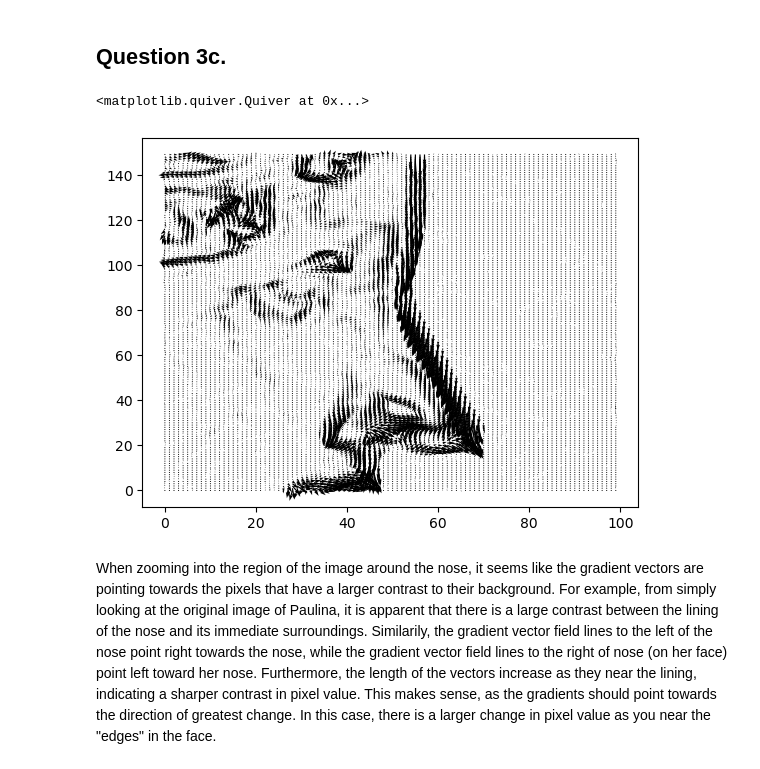
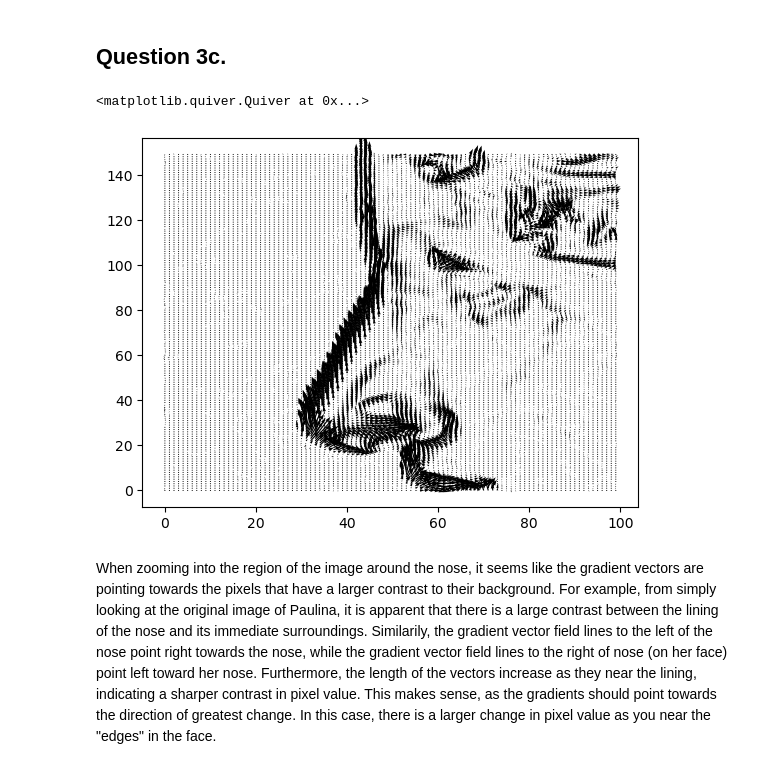
Before and after one commit to williamhuang08/cpsc475, a Jupyter notebook: hw1/hw1.ipynb, the cells around one changed output. Cells and saved outputs as stored; diff of their text form; code cells hidden in the pictures.

```diff
--- a/hw1/hw1.ipynb
+++ b/hw1/hw1.ipynb
@@ -253,13 +257,13 @@ From this image, it seems like the resulting image displaying the contour in the
 ## Question 3c.
 # %%
 img_slice = img[150:300,50:150]
-img_slice = np.flip(img_slice)
+img_slice = np.flip(img_slice, axis=0)
 # Gradient Vector Field Plot
 gradx, grady = np.gradient(img_slice)
 plt.quiver(gradx, grady)
 # %% [output]
 <matplotlib.quiver.Quiver at 0x...>
-[figure, old version]
+[figure, new version]
 # %% [markdown]
 When zooming into the region of the image around the nose, it seems like the gradient vectors are pointing towards the pixels that have a larger contrast to their background. For example, from simply looking at the original image of Paulina, it is apparent that there is a large contrast between the lining of the nose and its immediate surroundings. Similarily, the gradient vector field lines to the left of the nose point right towards the nose, while the gradient vector field lines to the right of nose (on her face) point left toward her nose. Furthermore, the length of the vectors increase as they near the lining, indicating a sharper contrast in pixel value. This makes sense, as the gradients should point towards the direction of greatest change. In this case, there is a larger change in pixel value as you near the "edges" in the face.
 # %% [markdown]
```
Also changed, not shown: parts of 12 cells of this notebook, 3 other files.
